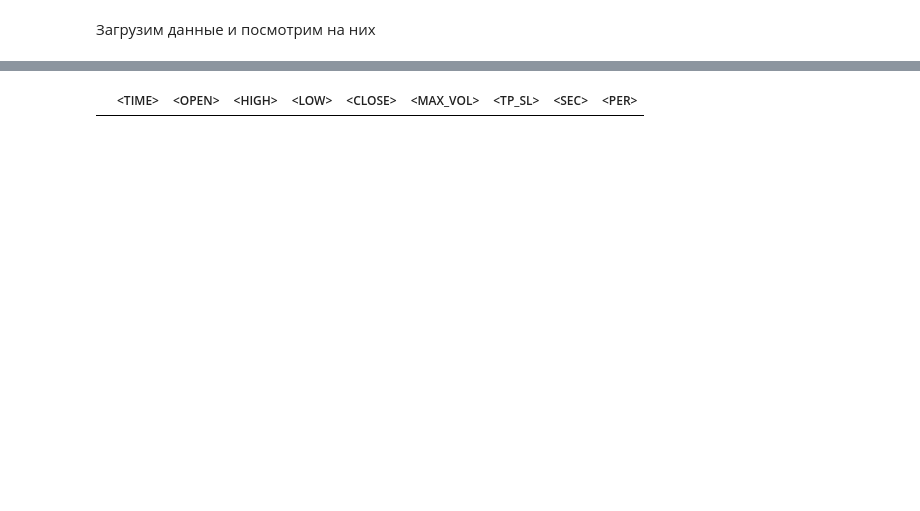
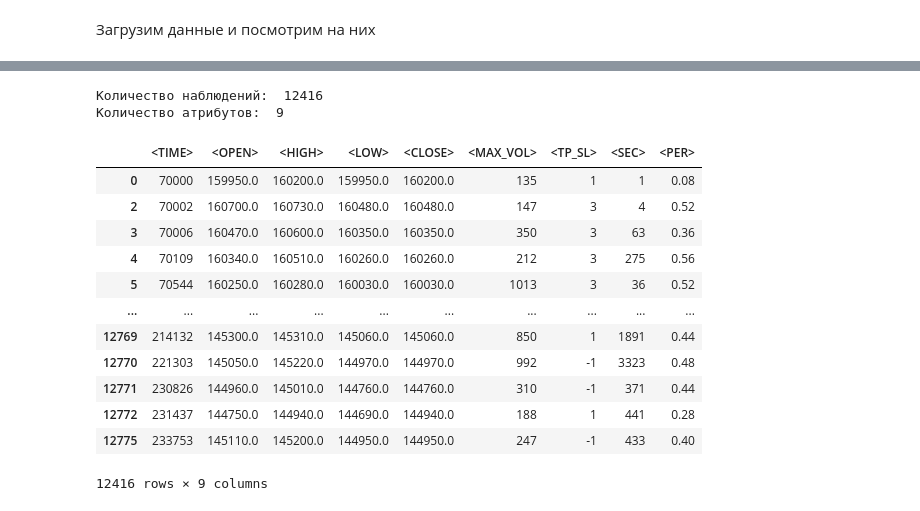
Before and after one commit to Alkor135/exchange, a Jupyter notebook: analize/Случайный_лес.ipynb, the cells around one changed output, grey strips where cells are left out. Saved outputs shown, nothing was run; the diff lists cells and outputs as text; code cells hidden in the pictures; blank space fills up the shorter version.

```diff
--- a/analize/Случайный_лес.ipynb
+++ b/analize/Случайный_лес.ipynb
@@ -27,11 +27,12 @@ df = pd.read_csv(
 print("Количество наблюдений: ", df.shape[0])
 print("Количество атрибутов: ", df.shape[1])
 
-# Убираем ненужные колонки
-df.drop(labels=['<DATE>', '<VOL>', '<MAX_VOLUME_PRICE>'], axis=1, inplace=True)
+df.drop(labels=['<DATE>', '<VOL>'], axis=1, inplace=True)  # Убираем ненужные колонки
 df.rename(columns={'<MAX_VOLUME_CLUSTER>': '<MAX_VOL>'}, inplace=True)  # Переименование колонки
 
-pd.set_option('display.max_columns', None)
+# Настройки отображения DF
+# pd.set_option('max_rows', 5)  # Установка 5 строк вывода DF
+pd.set_option('display.max_columns', None)  # Сброс ограничений на показ числа столбцов
 
 df
 # %% [output]
@@ -53,8 +54,27 @@ df
 # %%
 # Дальнейшая очистка данных
 df = df.loc[df['<TP_SL>'] != 0]  # Убираем строки где <TP_SL> равен 0
-df = df.loc[df['<HIGH>'] > df['<MAX_VOL>']]
-df = df.loc[df['<MAX_VOL>'] > df['<LOW>']]
+df = df.loc[df['<HIGH>'] > df['<MAX_VOLUME_PRICE>']]
+df = df.loc[df['<MAX_VOLUME_PRICE>'] > df['<LOW>']]
+df.drop(labels=['<MAX_VOLUME_PRICE>'], axis=1, inplace=True)  # Убираем ненужные колонки
+
+print("Количество наблюдений: ", df.shape[0])
+print("Количество атрибутов: ", df.shape[1])
+
 df
 # %% [output]
+Количество наблюдений:  12416
+Количество атрибутов:  9
 |  | <TIME> | <OPEN> | <HIGH> | <LOW> | <CLOSE> | <MAX_VOL> | <TP_SL> | <SEC> | <PER> |
+| 0 | 70000 | 159950.0 | 160200.0 | 159950.0 | 160200.0 | 135 | 1 | 1 | 0.08 |
+| 2 | 70002 | 160700.0 | 160730.0 | 160480.0 | 160480.0 | 147 | 3 | 4 | 0.52 |
+| 3 | 70006 | 160470.0 | 160600.0 | 160350.0 | 160350.0 | 350 | 3 | 63 | 0.36 |
+| 4 | 70109 | 160340.0 | 160510.0 | 160260.0 | 160260.0 | 212 | 3 | 275 | 0.56 |
+| 5 | 70544 | 160250.0 | 160280.0 | 160030.0 | 160030.0 | 1013 | 3 | 36 | 0.52 |
+| ... | ... | ... | ... | ... | ... | ... | ... | ... | ... |
+| 12769 | 214132 | 145300.0 | 145310.0 | 145060.0 | 145060.0 | 850 | 1 | 1891 | 0.44 |
+| 12770 | 221303 | 145050.0 | 145220.0 | 144970.0 | 144970.0 | 992 | -1 | 3323 | 0.48 |
+| 12771 | 230826 | 144960.0 | 145010.0 | 144760.0 | 144760.0 | 310 | -1 | 371 | 0.44 |
+| 12772 | 231437 | 144750.0 | 144940.0 | 144690.0 | 144940.0 | 188 | 1 | 441 | 0.28 |
+| 12775 | 233753 | 145110.0 | 145200.0 | 144950.0 | 144950.0 | 247 | -1 | 433 | 0.40 |
+12416 rows × 9 columns
```
Also changed, not shown: parts of 27 cells of this notebook, 7 other files.
